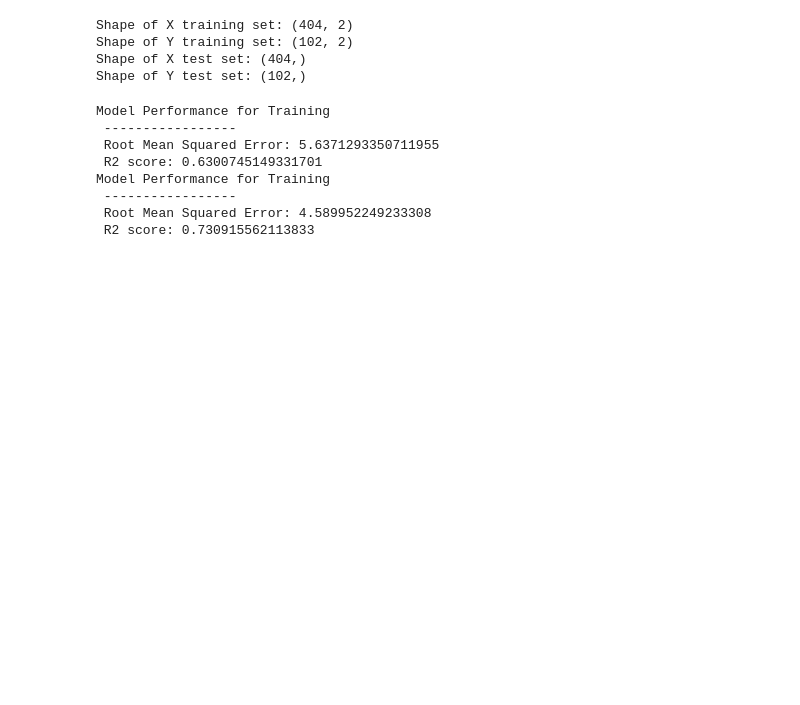
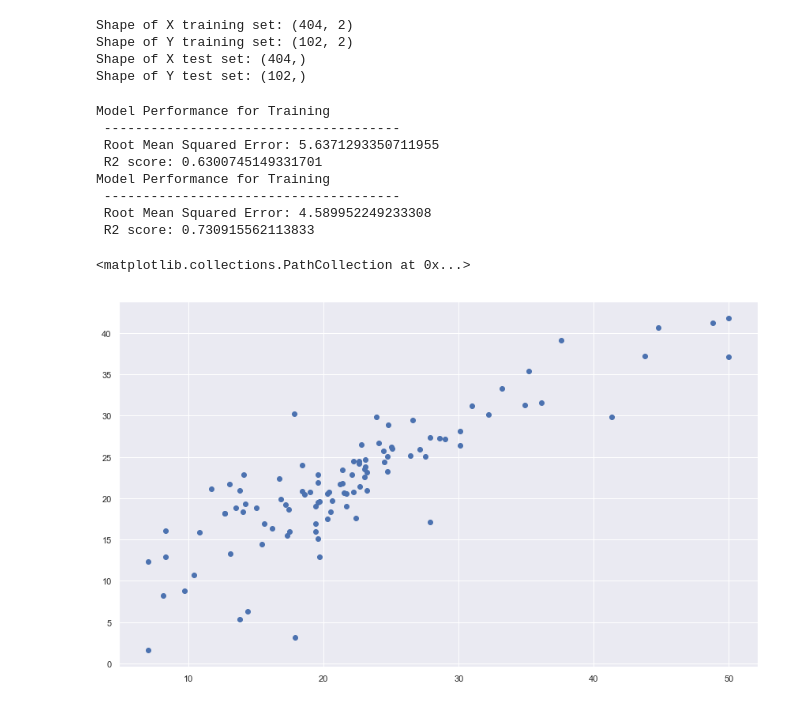
Before and after one commit to TheChanRProject/PieranDataAssistance, a Jupyter notebook: Manan/practical_exam_ds/Practical-Exam-Rishov.ipynb, the cells around one changed output. Drawn from its saved outputs; the diff is of its cells as text; code cells hidden in the pictures; blank space fills up the shorter version.

```diff
--- a/Manan/practical_exam_ds/Practical-Exam-Rishov.ipynb
+++ b/Manan/practical_exam_ds/Practical-Exam-Rishov.ipynb
@@ -205,33 +205,35 @@ reg_model.fit(X_train, Y_train)
 Y_train_predict = reg_model.predict(X_train)
 rmse = (np.sqrt(mean_squared_error(Y_train, Y_train_predict)))
 r2 = r2_score(Y_train, Y_train_predict)
 
 print(f"Model Performance for Training \n \
 -------------------------------------- \n \
 Root Mean Squared Error: {rmse} \n \
 R2 score: {r2}")
 
 reg_model = LinearRegression()
 reg_model.fit(X_test, Y_test)
 
 Y_test_predict = reg_model.predict(X_test)
 rmse = (np.sqrt(mean_squared_error(Y_test, Y_test_predict)))
 r2 = r2_score(Y_test, Y_test_predict)
 
 print(f"Model Performance for Training \n \
 -------------------------------------- \n \
 Root Mean Squared Error: {rmse} \n \
 R2 score: {r2}")
 
 # Visualizing y and y hat
 
-plt.scatter()
+plt.scatter(Y_test, Y_test_predict)
 # %% [output]
 Model Performance for Training
- -----------------
+ --------------------------------------
  Root Mean Squared Error: 5.6371293350711955
  R2 score: 0.6300745149331701
 Model Performance for Training
- -----------------
+ --------------------------------------
  Root Mean Squared Error: 4.589952249233308
  R2 score: 0.730915562113833
+<matplotlib.collections.PathCollection at 0x...>
+[figure, added]
```
Also changed, not shown: 1 other file.
